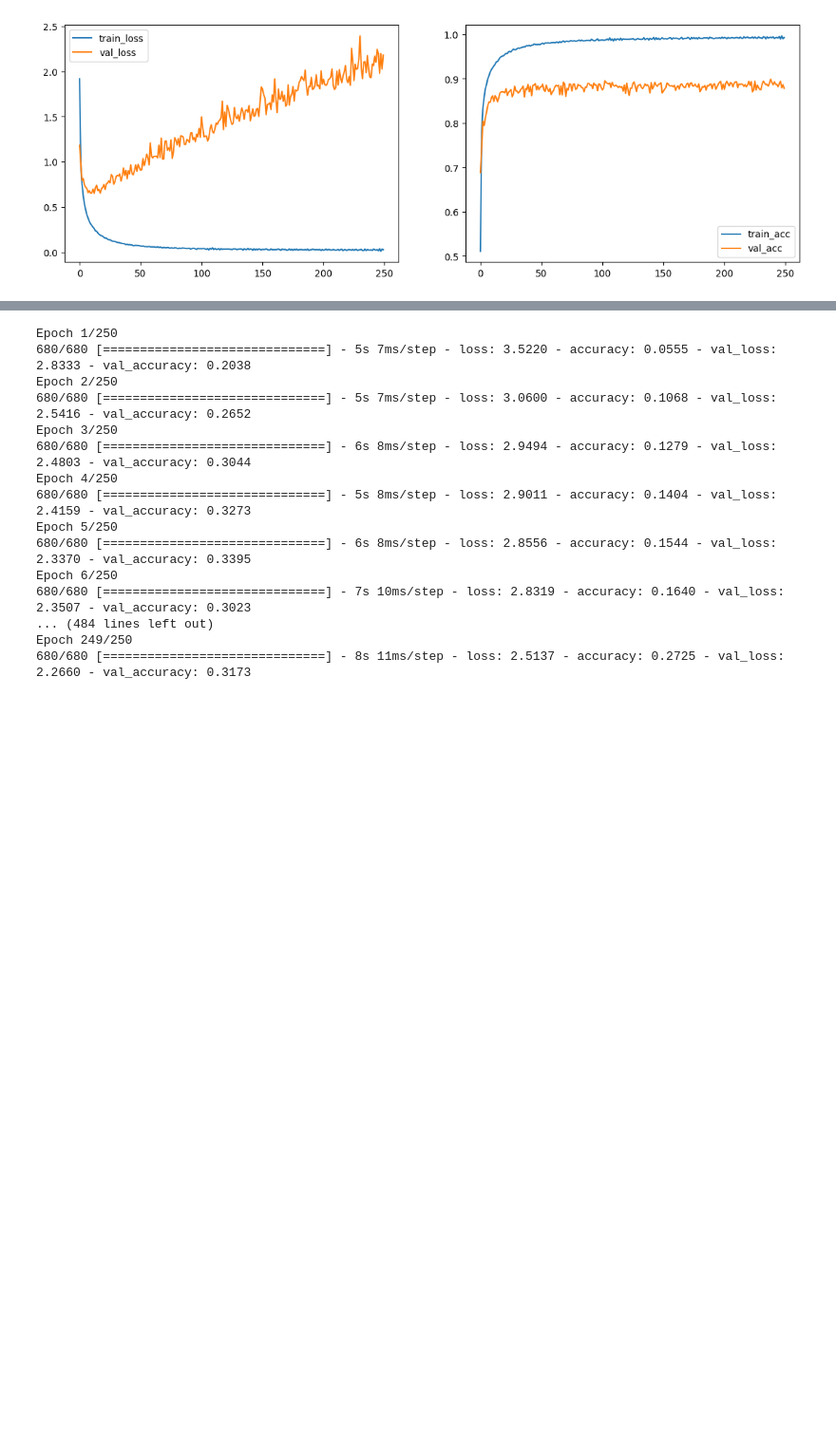
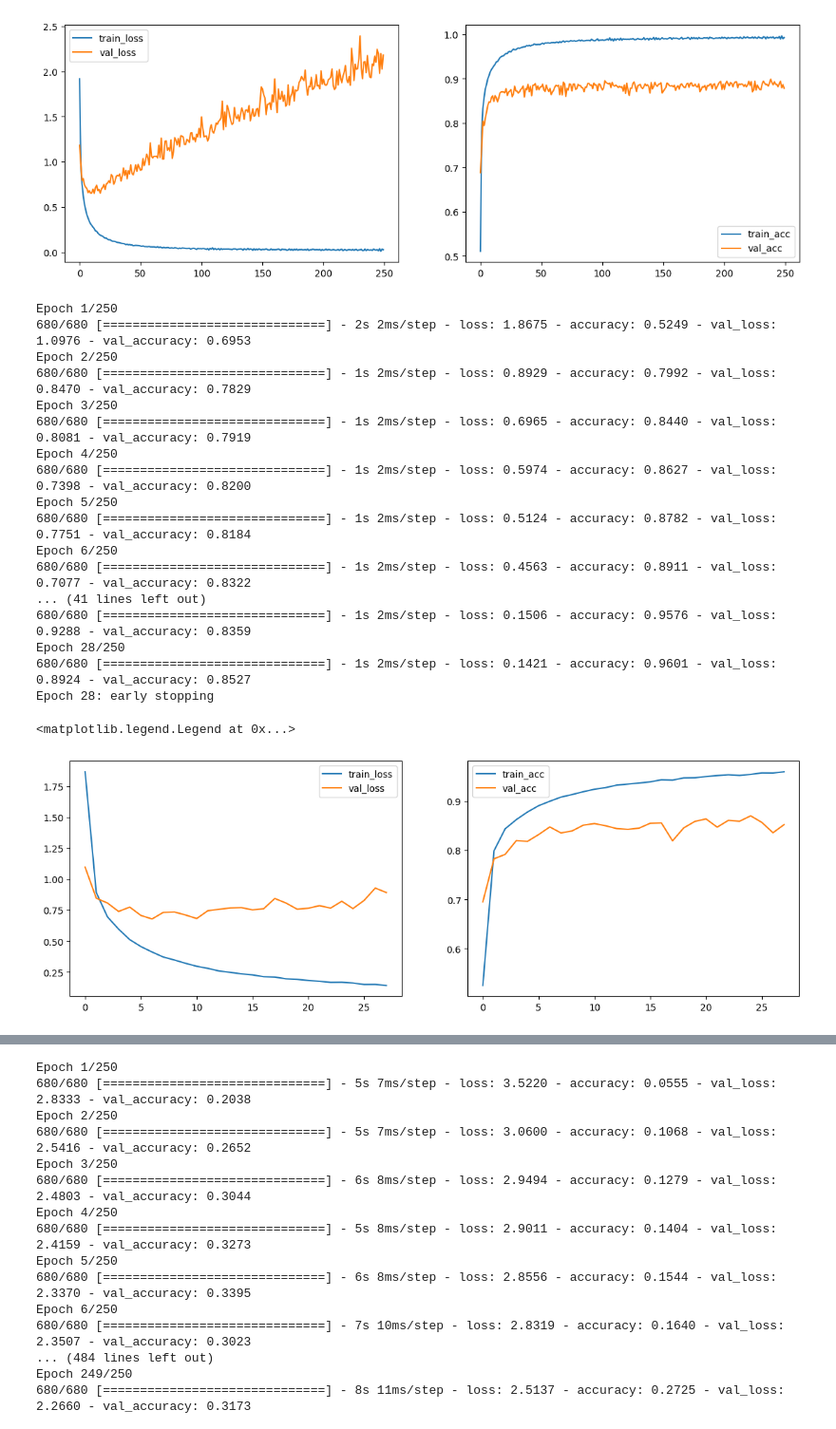
Before and after one commit to nmaaiken/neuro_modularbeit, a Jupyter notebook: DNN.ipynb, the cells around one changed output, grey strips where cells are left out. Shown at 95% size. Cells and saved outputs as stored; diff of their text form; code cells hidden in the pictures; blank space fills up the shorter version.

Commit message:
Add more code + presentation + plots

```diff
--- a/DNN.ipynb
+++ b/DNN.ipynb
@@ -183,3 +184,61 @@ Epoch 250/250
 680/680 [==============================] - 2s 3ms/step - loss: 0.0285 - accuracy: 0.9924 - val_loss: 2.1806 - val_accuracy: 0.8782
 <matplotlib.legend.Legend at 0x...>
 [figure]
+# %%
+dnn_no_dropout = Sequential()
+dnn_no_dropout.add(Dense(64, activation='relu', input_dim=(32*32*1)))
+dnn_no_dropout.add(Dense(32, activation='relu'))
+dnn_no_dropout.add(Dense(64, activation='relu'))
+dnn_no_dropout.add(Dense(43, activation='softmax'))
+
+dnn_no_dropout.compile(
+    optimizer='adam',
+    loss='categorical_crossentropy',
+    metrics=['accuracy']
+)
+
+early_stopping = EarlyStopping(monitor="val_loss", min_delta=0.02, patience=12, verbose=1, restore_best_weights=True, start_from_epoch=15)
+
+dnn_no_dropout_history = dnn_no_dropout.fit(
+    x=x_train_gray,
+    y=y_train_gray,
+    epochs=250,
+    batch_size=128,
+    verbose=1,
+    validation_data=(x_test_gray, y_test_gray),
+    callbacks=[early_stopping]
+)
+
+#plt.plot(dnn_no_dropout_history.history['accuracy'], label='train_acc')
+#plt.plot(dnn_no_dropout_history.history['val_accuracy'], label='val_acc')
+plt.figure(figsize=(14,10))
+
+plt.subplot(221)
+plt.plot(dnn_no_dropout_history.history['loss'], label='train_loss')
+plt.plot(dnn_no_dropout_history.history['val_loss'], label='val_loss')
+plt.legend(['train_loss', 'val_loss'])
+
+plt.subplot(222)
+plt.plot(dnn_no_dropout_history.history['accuracy'], label='train_acc')
+plt.plot(dnn_no_dropout_history.history['val_accuracy'], label='val_acc')
+plt.legend(['train_acc', 'val_acc'])
+# %% [output]
+Epoch 1/250
+680/680 [==============================] - 2s 2ms/step - loss: 1.8675 - accuracy: 0.5249 - val_loss: 1.0976 - val_accuracy: 0.6953
+Epoch 2/250
+680/680 [==============================] - 1s 2ms/step - loss: 0.8929 - accuracy: 0.7992 - val_loss: 0.8470 - val_accuracy: 0.7829
+Epoch 3/250
+680/680 [==============================] - 1s 2ms/step - loss: 0.6965 - accuracy: 0.8440 - val_loss: 0.8081 - val_accuracy: 0.7919
+Epoch 4/250
+680/680 [==============================] - 1s 2ms/step - loss: 0.5974 - accuracy: 0.8627 - val_loss: 0.7398 - val_accuracy: 0.8200
+Epoch 5/250
+680/680 [==============================] - 1s 2ms/step - loss: 0.5124 - accuracy: 0.8782 - val_loss: 0.7751 - val_accuracy: 0.8184
+Epoch 6/250
+680/680 [==============================] - 1s 2ms/step - loss: 0.4563 - accuracy: 0.8911 - val_loss: 0.7077 - val_accuracy: 0.8322
+... (41 lines left out)
+680/680 [==============================] - 1s 2ms/step - loss: 0.1506 - accuracy: 0.9576 - val_loss: 0.9288 - val_accuracy: 0.8359
+Epoch 28/250
+680/680 [==============================] - 1s 2ms/step - loss: 0.1421 - accuracy: 0.9601 - val_loss: 0.8924 - val_accuracy: 0.8527
+Epoch 28: early stopping
+<matplotlib.legend.Legend at 0x...>
+[figure, added]
```
Also changed, not shown: parts of 24 cells of this notebook, 18 other files.
